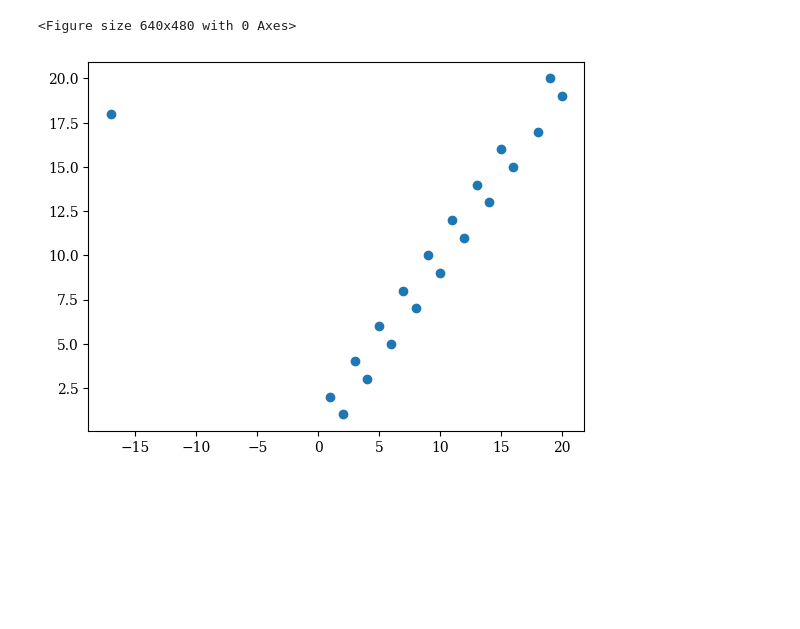
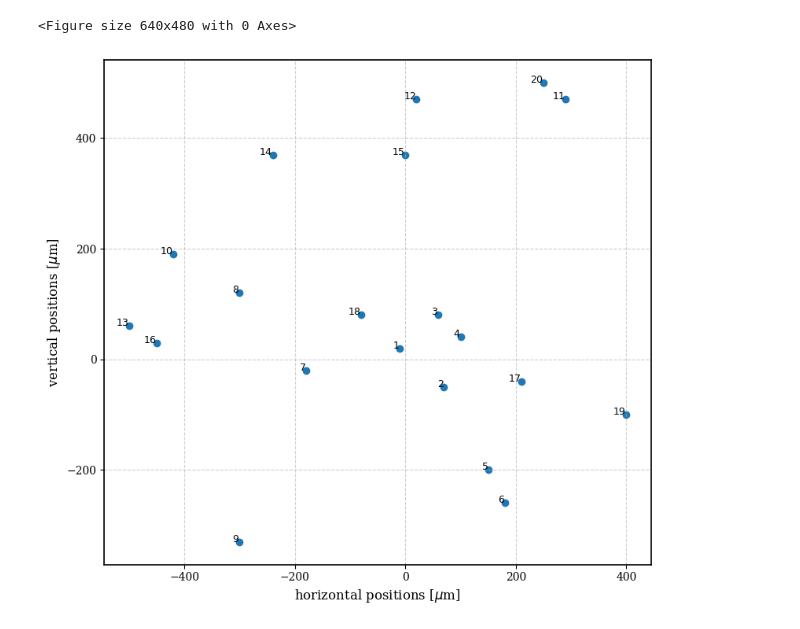
Before and after one commit to roshak1197/FSZ_Study, a Jupyter notebook: Vis_plot.ipynb, the cells around one changed output. Saved outputs shown, nothing was run; the diff lists cells and outputs as text; code cells hidden in the pictures; blank space fills up the shorter version.

```diff
--- a/Vis_plot.ipynb
+++ b/Vis_plot.ipynb
@@ -256,13 +256,39 @@ plt.savefig("ARTICLE_RESULTS/SNR_Vs_NumberSANDS.pdf", format="pdf", bbox_inches=
 # %% [output]
 <Figure size 640x480 with 0 Axes>
 # %%
-a = [1, 2, 3, 4, 5, 6, 7, 8, 9, 10,
-     11, 12, 13, 14, 15, 16, -17, 18, 19, 20]
+import matplotlib.pyplot as plt
 
-b = [2, 1, 4, 3, 6, 5, 8, 7, 10, 9,
-     12, 11, 14, 13, 16, 15, 18, 17, 20, 19]
+a = [-10, 70, 60, 100, 150, 180, -180, -300, -300, -420,
+     290, 20, -500, -240, 0, -450, 210, -80, 400, 250]
 
-plt.scatter(a, b)
+b = [20, -50, 80, 40, -200, -260, -20, 120, -330, 190,
+     470, 470, 60, 370, 370, 30, -40, 80, -100, 500]
+
+fig, ax = plt.subplots(figsize=(8, 8))
+
+# Scatter
+ax.scatter(a, b)
+
+# Etiquetas p_i
+for i, (x, y) in enumerate(zip(a, b), start=1):
+    ax.text(x, y, f'${{{i}}}$', fontsize=9, ha='right')
+
+# Recuadro completo (activar todos los bordes)
+for spine in ax.spines.values():
+    spine.set_visible(True)
+    spine.set_linewidth(1.2)
+
+# Labels de ejes
+ax.set_xlabel('horizontal positions [$\mu$m]', fontsize=12)
+ax.set_ylabel('vertical positions [$\mu$m]', fontsize=12)
+
+# Grid
+ax.grid(True, linestyle='--', alpha=0.6)
+
+# Mantener proporciones tipo plano cartesiano real
+ax.set_aspect('equal', 'box')
+
+plt.tight_layout()
 plt.show()
 # %% [output]
-[figure, old version]
+[figure, new version]
```
Also changed, not shown: parts of 1 cell of this notebook, 8 other files.
